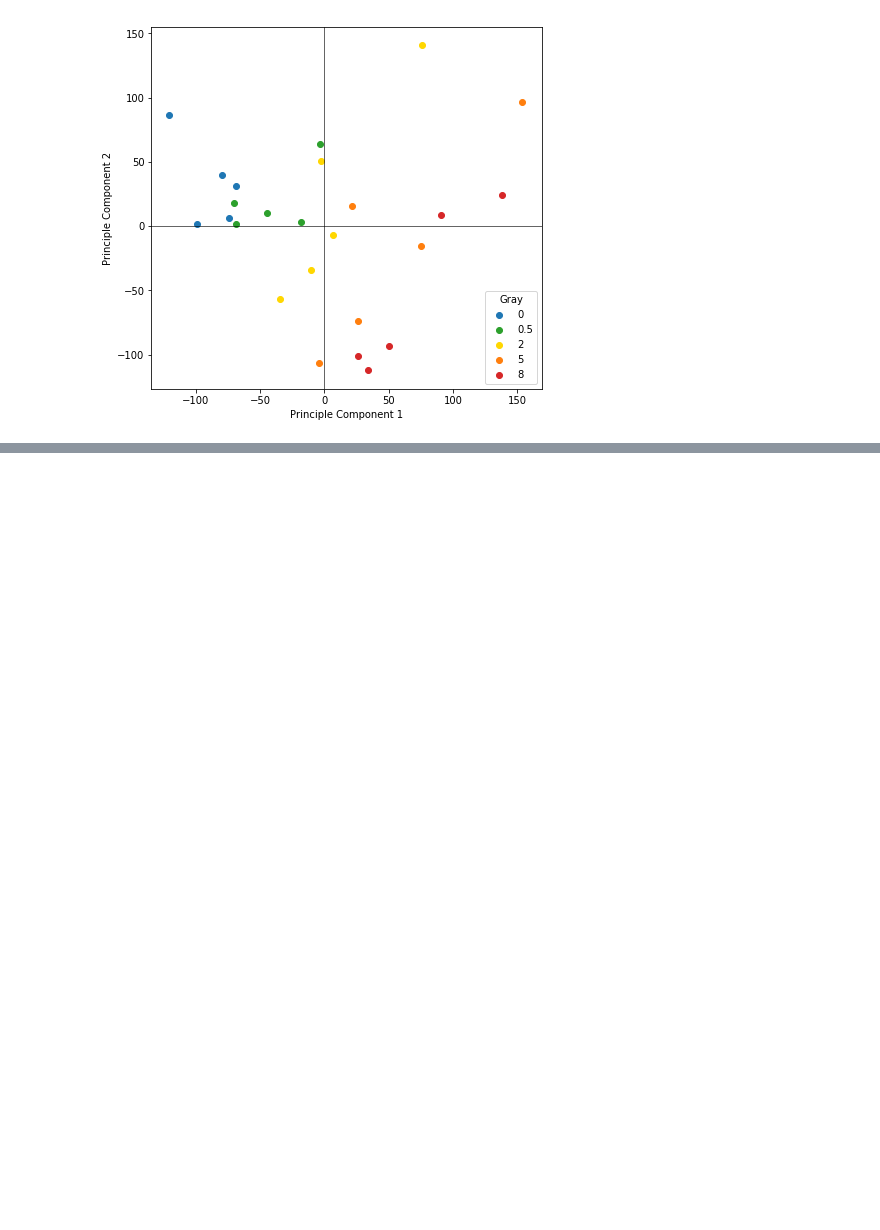
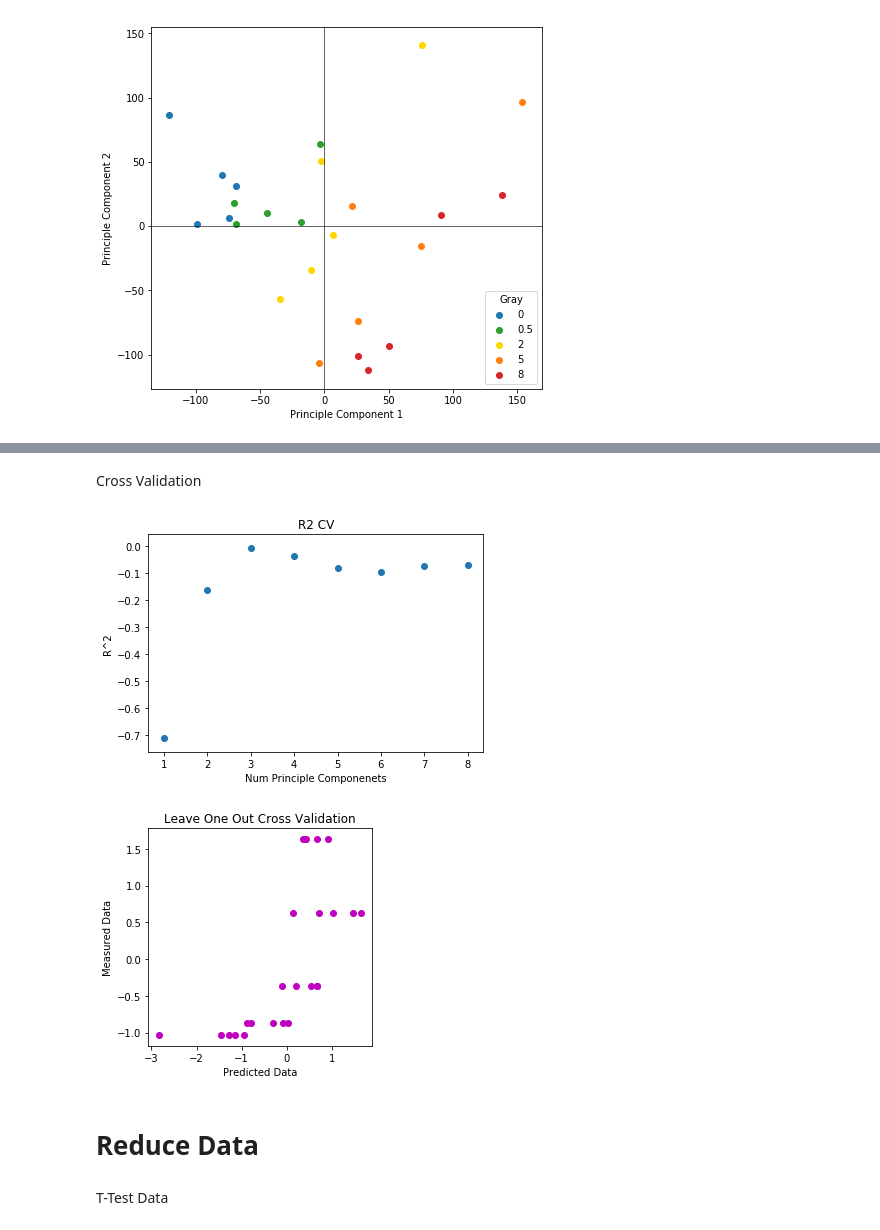
Before and after one commit to S-Ng/BE188_Final_Project, a Jupyter notebook: Greg_Simon_master.ipynb, the cells around one changed output, grey strips where cells are left out. Cells and saved outputs as stored; diff of their text form; code cells hidden in the pictures; blank space fills up the shorter version.

```diff
--- a/Greg_Simon_master.ipynb
+++ b/Greg_Simon_master.ipynb
@@ -168,0 +203,55 @@ Plt_Scores(X0, Dose48)
+# %% [markdown]
+Cross Validation
+# %%
+def R_squared(Ymod, Yobs):
+    # Calculate R^2 based on difference between predicted and observed Y values
+    R_2 = 1 - np.sum((Ymod-Yobs)**2)/np.sum(Yobs**2)
+    #print('R squared = %.7f' % R_2)
+
+def CV(Y, Average = True, X = X0, num_components = 8):
+    loo = LeaveOneOut()
+    StanScale = StandardScaler()
+
+    # Get Y predicted for variable number of components
+    Ypredicted = np.zeros((len(X[:,0]),num_components))
+    R2_array = np.zeros(num_components)
+    n = 0
+    for c in range(1,num_components+1):
+        plsr = PLSRegression(n_components=c)
+        for train_index, test_index in loo.split(X):
+            Xtrain = X[train_index]
+            if Average is True: # average X
+                Xtrain = Average_Genes(Xtrain)
+            Ytrain = Y[train_index]
+            Xtrain_norm = StanScale.fit_transform(Xtrain)
+            Ytrain_norm = zscore(Ytrain)
+            plsr.fit(Xtrain_norm,Ytrain_norm)
+            Ypredicted[n,c-1] = plsr.predict(StanScale.transform(X[test_index]))
+            n += 1
+        R2_array[c-1] = r2_score(Ypredicted[:, c-1], zscore(Y))
+        n = 0
+    return Ypredicted, R2_array
+
+def Plot_Msmnt_vs_Prdct(YpredictLOO, Y):
+    fig, ax = plt.subplots(figsize=(4,4))
+    ax.scatter(YpredictLOO, Y, color = 'm')
+    plt.xlabel('Predicted Data')
+    plt.ylabel('Measured Data');
+
+Ypredicted, R2_array = CV(Dose48, Average = False, num_components = 8)
+plt.scatter(range(1,9), R2_array)
+plt.title('R2 CV')
+plt.xlabel('Num Principle Componenets')
+plt.ylabel('R^2')
+
+Plot_Msmnt_vs_Prdct(zscore(Ypredicted[:, 5]), zscore(Dose48))
+plt.title('Leave One Out Cross Validation');
+
+#rfecv should be able to use to find important features
+# %% [output]
+[figure, added]
+[figure, added]
+# %% [markdown]
+# Reduce Data
+# %% [markdown]
+T-Test Data
```
Also changed, not shown: parts of 7 cells of this notebook.
